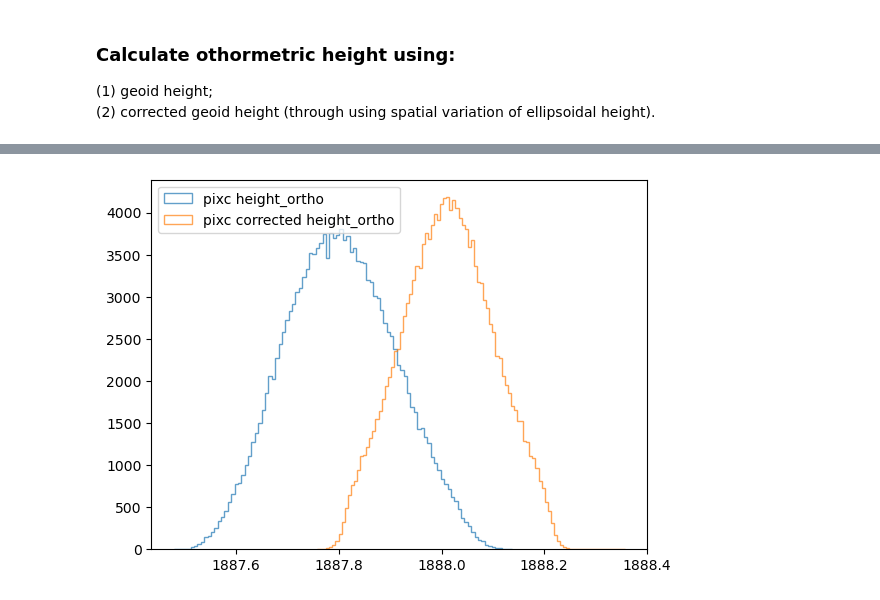
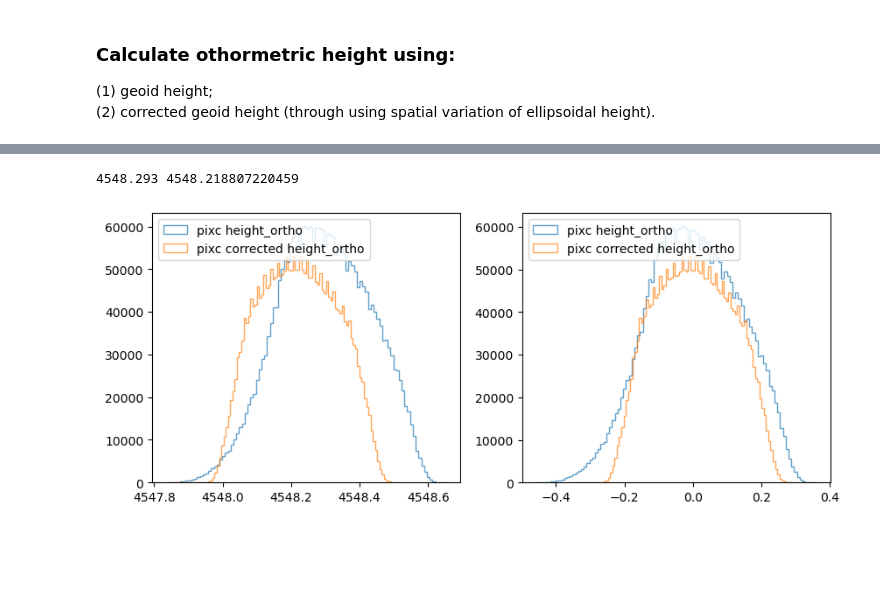
Before and after one commit to xinluo2018/swot-for-geoid, a Jupyter notebook: notebook/5_pixc_ortho_height.ipynb, the cells around one changed output, grey strips where cells are left out. Drawn from its saved outputs; the diff is of its cells as text; code cells hidden in the pictures; blank space fills up the shorter version.

```diff
--- a/notebook/5_pixc_ortho_height.ipynb
+++ b/notebook/5_pixc_ortho_height.ipynb
@@ -10,9 +10,9 @@ import geopandas as gpd
 import matplotlib.pyplot as plt
 from utils.functions import sample_from_raster
 # %%
-path_lake_vec = 'data/dianchi-lake/hydrolake_dianchi_edit.gpkg'
-path_geoid_cor = 'data/dianchi-lake/swot-pixc/raster_height_spavar.nc'
-dir_pixc = 'data/dianchi-lake/swot-pixc'
+path_lake_vec = 'data/siling_co-lake/hydrolake_siling_co.gpkg'
+path_geoid_cor = 'data/siling_co-lake/swot-pixc/raster_height_spavar.nc'
+dir_pixc = 'data/siling_co-lake/swot-pixc'
 paths_pixc_filtered = sorted(glob(dir_pixc + '/*masked_filtered.nc'))  # Get the first .nc file in the directory
 paths_pixc_filtered[0]
 # %% [output]
@@ -46,7 +46,7 @@ for path_pixc_filtered in paths_pixc_filtered:
     pixc_ht_ds = pixc_ht_ds.assign({'ht_spavar': (("points",), pixc_ht_spavar)})
     pixc_ht_ds['ht_spavar'].attrs['description'] = 'spatial variation of lake surface height_ellip'
     ## 2. calculate pixc height with corrected geoid
-    geoid_cor = pixc_filtered.geoid.mean(dim='points').values + pixc_ht_ds['ht_spavar'].values
+    geoid_cor = pixc_filtered.geoid.median(dim='points').values + pixc_ht_ds['ht_spavar'].values
     pixc_ht_ortho_cor = pixc_filtered.height.values - geoid_cor
     pixc_ht_ortho_cor[~pixc_filtered['ht_valid_ids'].values] = np.nan   ## mask invalid values
     pixc_ht_ds = pixc_ht_ds.assign({'ht_ortho_cor': (("points",), pixc_ht_ortho_cor)})
@@ -96,8 +94,18 @@ Text(0.5, 1.0, 'pixc corrected height_ortho(2024-12-04)')
 # %%
-plt.hist(pixc_ht_ds.ht_ortho.values.ravel(), bins=100,
+ht_ortho_median = np.nanmedian(pixc_ht_ds.ht_ortho.values)
+ht_ortho_cor_median = np.nanmedian(pixc_ht_ds.ht_ortho_cor.values)
+print(ht_ortho_median, ht_ortho_cor_median)
+fig, ax = plt.subplots(1, 2, figsize=(10, 4))
+ax[0].hist(pixc_ht_ds.ht_ortho.values.ravel(), bins=100,
                         alpha=0.7, histtype='step', label='pixc height_ortho');
-plt.hist(pixc_ht_ds.ht_ortho_cor.values.ravel(), bins=100,
+ax[0].hist(pixc_ht_ds.ht_ortho_cor.values.ravel(), bins=100,
                         alpha=0.7, histtype='step', label='pixc corrected height_ortho');
-plt.legend();
+ax[1].hist(pixc_ht_ds.ht_ortho.values.ravel()-ht_ortho_median, bins=100,
+                        alpha=0.7, histtype='step', label='pixc height_ortho');
+ax[1].hist(pixc_ht_ds.ht_ortho_cor.values.ravel()-ht_ortho_cor_median, bins=100,
+                        alpha=0.7, histtype='step', label='pixc corrected height_ortho');
+ax[0].legend(loc='upper left');
+ax[1].legend(loc='upper left');
 # %% [output]
+4548.293 4548.218807220459
-[figure, old version]
+[figure, new version]
```
Also changed, not shown: parts of 4 cells of this notebook, 21 other files.
